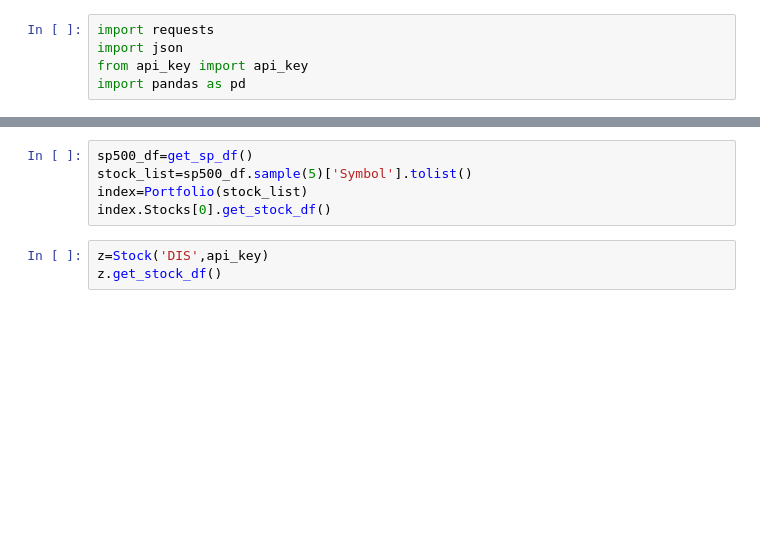
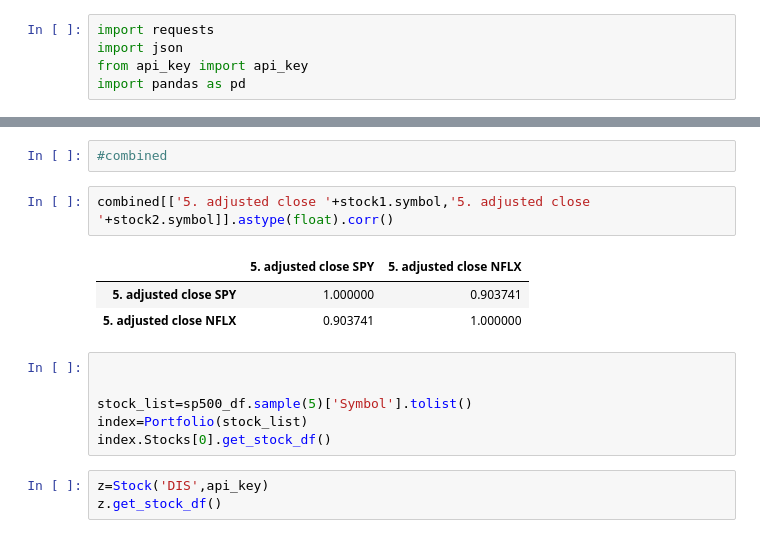
Before and after one commit to jmlarose/Direct-Indexing, a Jupyter notebook: stock_analysis.ipynb, the cells around one changed output, grey strips where cells are left out. Cells and saved outputs as stored; diff of their text form; blank space fills up the shorter version.

```diff
--- a/stock_analysis.ipynb
+++ b/stock_analysis.ipynb
@@ -48,5 +91,14 @@ class Portfolio():
+# %%
+#combined
+# %%
+combined[['5. adjusted close '+stock1.symbol,'5. adjusted close '+stock2.symbol]].astype(float).corr()
+# %% [output]
+|  | 5. adjusted close SPY | 5. adjusted close NFLX |
+| 5. adjusted close SPY | 1.000000 | 0.903741 |
+| 5. adjusted close NFLX | 0.903741 | 1.000000 |
 # %%
-sp500_df=get_sp_df()
+
+
 stock_list=sp500_df.sample(5)['Symbol'].tolist()
 index=Portfolio(stock_list)
 index.Stocks[0].get_stock_df()
```
Also changed, not shown: parts of 5 cells of this notebook.
